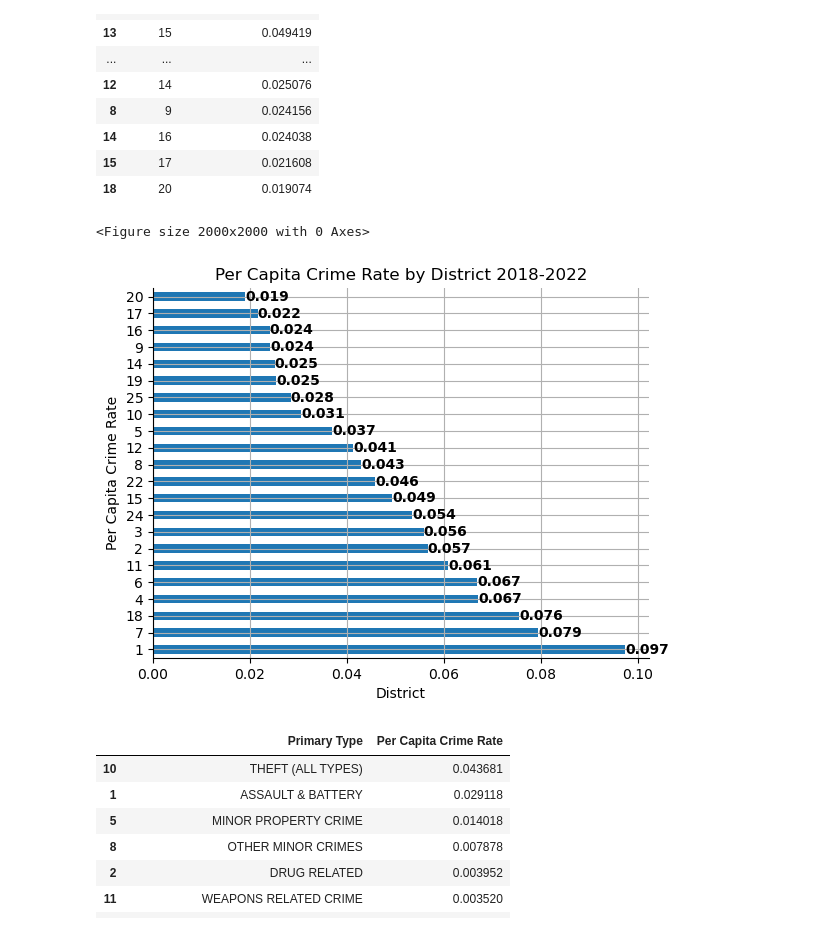
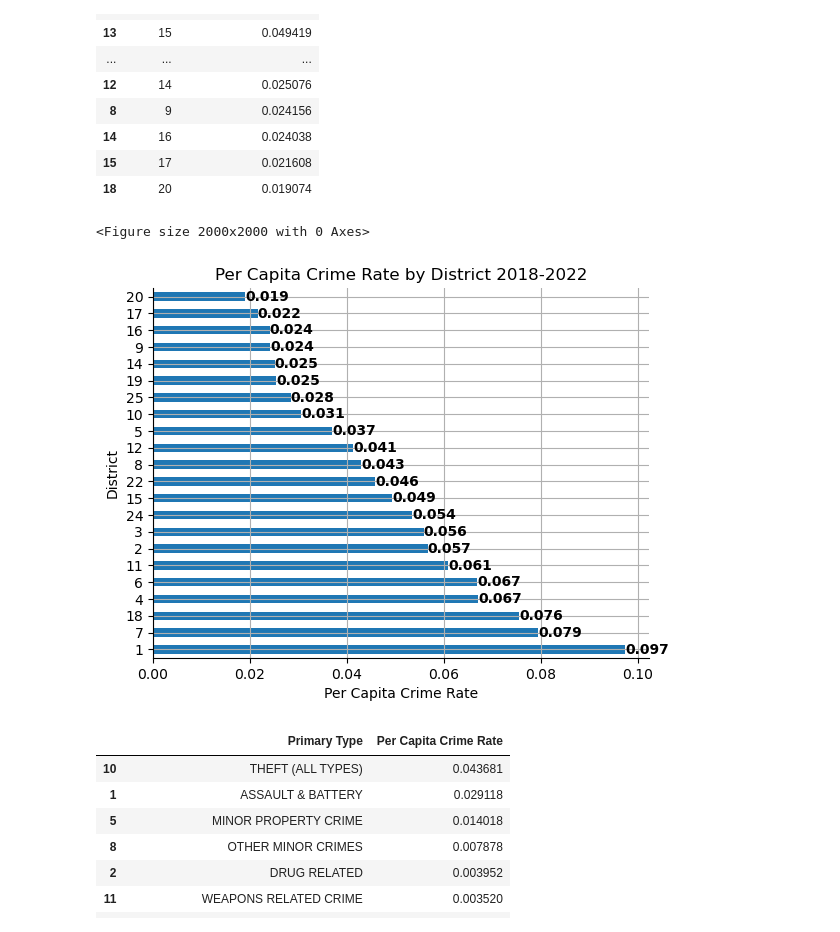
Before and after one commit to jmpealy/project1, a Jupyter notebook: Population_Analysis_Only.ipynb, the cells around one changed output. Saved outputs shown, nothing was run; the diff lists cells and outputs as text; code cells hidden in the pictures.

```diff
--- a/Population_Analysis_Only.ipynb
+++ b/Population_Analysis_Only.ipynb
@@ -169,33 +169,33 @@ district_per_capita
 # %%
 # Graph the per capita crime rate by district
 plt.figure(figsize=(20, 20))
 ax = district_per_capita.plot.barh(x = "District", y = "Per Capita Crime Rate", legend = False)
 
 # Set the x and y labels and title
-plt.xlabel("District")
-plt.ylabel("Per Capita Crime Rate")
+plt.xlabel("Per Capita Crime Rate")
+plt.ylabel("District")
 plt.title("Per Capita Crime Rate by District 2018-2022")
 
 # Add per capita crime rate values to each bar
 for i, v in enumerate(district_per_capita["Per Capita Crime Rate"]):
     ax.text(v, i, f"{v:.3f}", color = "black", ha = "left", va = "center", weight = "bold")
 
 # Remove the top and right borders
 ax = plt.gca()
 ax.spines['top'].set_visible(False)
 ax.spines['right'].set_visible(False)
 
 # Add a grid
 plt.grid(True)
 
 # Save the figure
 plt.savefig("Images/PerCapitaCrimeRatebyDistrict.png")
 
 # Display the plot
 plt.show()
 # %% [output]
 <Figure size 2000x2000 with 0 Axes>
-[figure, old version]
+[figure, new version]
 # %%
 # Look at per capita crime rate by primary type of crime over the five year timespan
 
```
Also changed, not shown: parts of 1 cell of this notebook.
